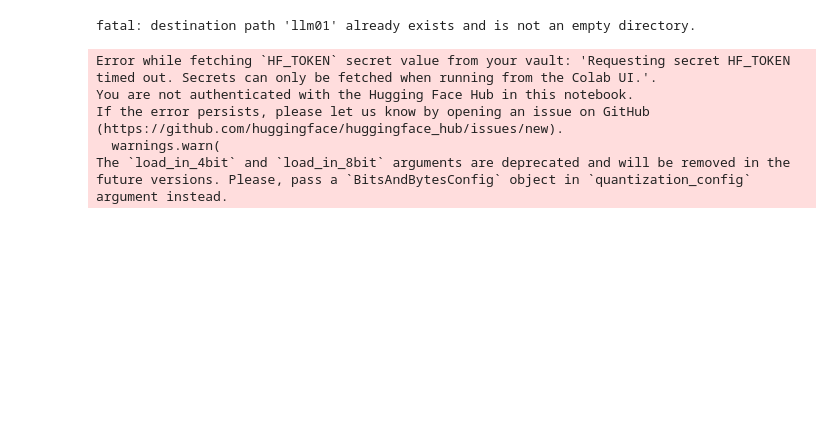
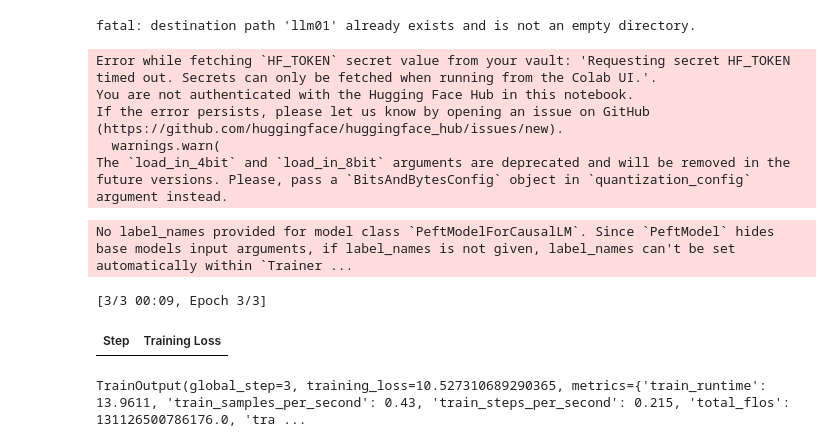
Before and after one commit to xaviguardia/llm01, a Jupyter notebook: bank_qa_finetune_colab.ipynb, the cells around one changed output. Saved outputs shown, nothing was run; the diff lists cells and outputs as text; code cells hidden in the pictures; blank space fills up the shorter version.

```diff
--- a/bank_qa_finetune_colab.ipynb
+++ b/bank_qa_finetune_colab.ipynb
@@ -61,35 +61,51 @@ from transformers import AutoTokenizer, AutoModelForCausalLM, Trainer, TrainingA
 from peft import LoraConfig, get_peft_model, prepare_model_for_kbit_training
 import torch
 import os
+
+from huggingface_hub import login
+from google.colab import userdata
+
+# Retrieve the Hugging Face token from Colab secrets
+hf_token = userdata.get('HF_TOKEN')
+
+# Log in to Hugging Face
+login(token=hf_token)
 
 # Load the JSON data using pandas
 df = pd.read_json(dataset_path, lines=True)
 
 # Convert the pandas DataFrame to a datasets Dataset object
 dataset = Dataset.from_pandas(df)
 
 def tokenize(sample):
     tokenized_sample = tokenizer(
         sample["prompt"] + "\n" + sample["response"],
         truncation=True,
         max_length=512,
         padding="max_length"
     )
     tokenized_sample["labels"] = tokenized_sample["input_ids"].copy()
     return tokenized_sample
 
 tokenized = dataset.map(tokenize)
 
 args = TrainingArguments(
     output_dir="./outputs",
     per_device_train_batch_size=1,
     gradient_accumulation_steps=8,
     num_train_epochs=3,
     logging_steps=10,
     save_strategy="epoch",
     report_to="none",
     fp16=True, # Descomenta si tu GPU lo soporta
 )
 
 trainer = Trainer(model=model, args=args, train_dataset=tokenized)
 trainer.train()
+# Save the trained model
+trainer.save_model("./fine_tuned_model")
+# %% [output]
+No label_names provided for model class `PeftModelForCausalLM`. Since `PeftModel` hides base models input arguments, if label_names is not given, label_names can't be set automatically within `Trainer ...
+[3/3 00:09, Epoch 3/3]
+| Step | Training Loss |
+TrainOutput(global_step=3, training_loss=10.527310689290365, metrics={'train_runtime': 13.9611, 'train_samples_per_second': 0.43, 'train_steps_per_second': 0.215, 'total_flos': 131126500786176.0, 'tra ...
```
Also changed, not shown: parts of 3 cells of this notebook.
